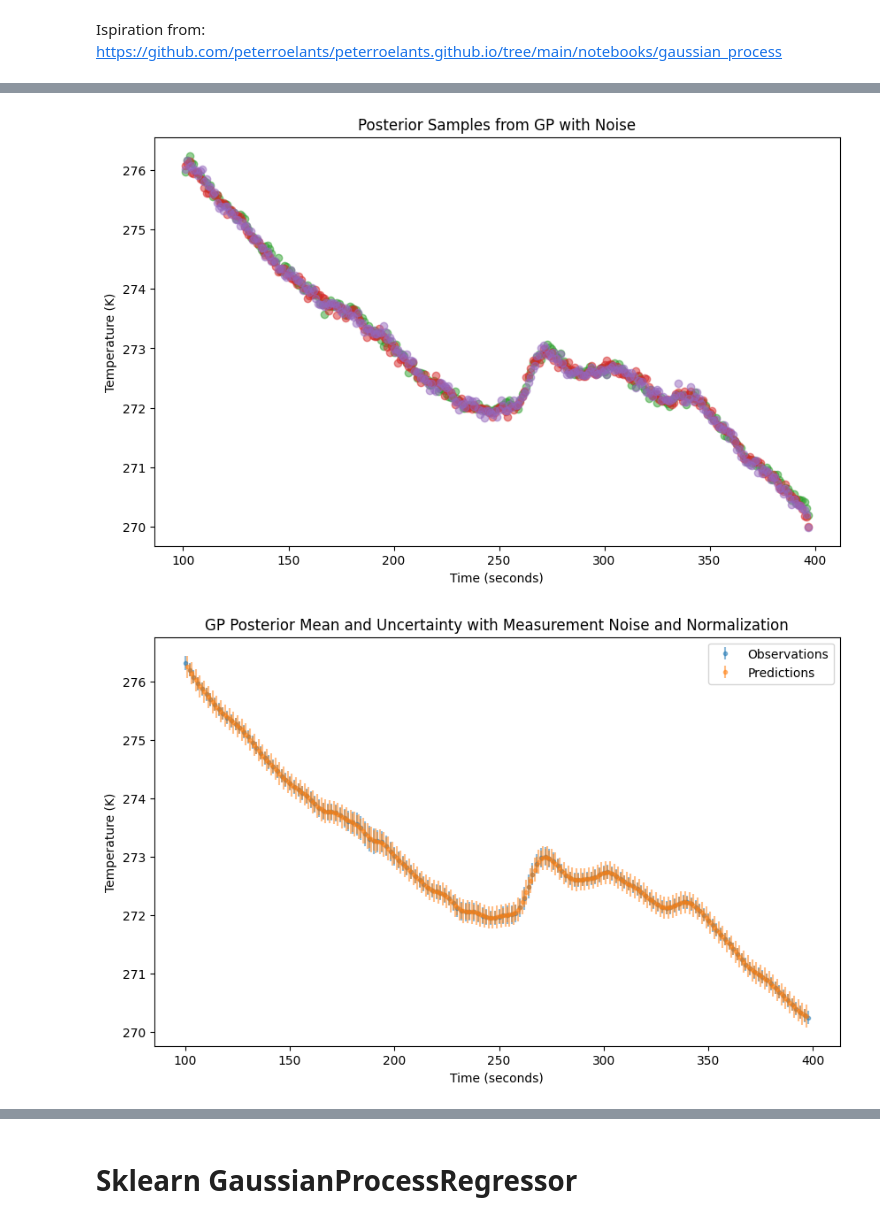
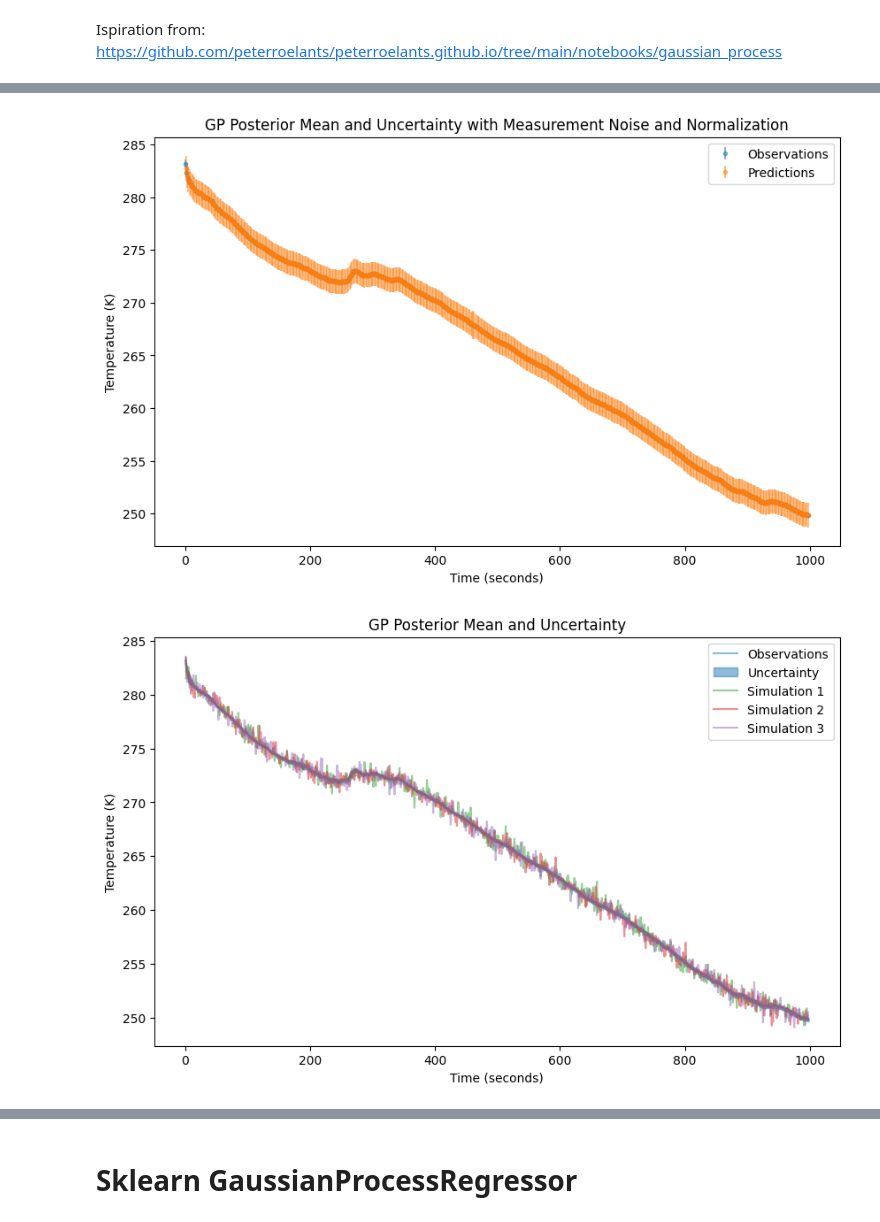
Before and after one commit to TommasoLocatelli/GRUAN_EDA, a Jupyter notebook: code_examples/gp_experiments.ipynb, the cells around one changed output, grey strips where cells are left out. Drawn from its saved outputs; the diff is of its cells as text; code cells hidden in the pictures.

```diff
--- a/code_examples/gp_experiments.ipynb
+++ b/code_examples/gp_experiments.ipynb
@@ -22,7 +24,7 @@ import gruanpy as gp
 path = r'C:\Users\tomma\Documents\SDC\Repos\GRUAN_EDA\gdp\icm16\LIN-RS-01_2_RS41-GDP_001_20170303T120000_1-004-002.nc'
 gdp = gp.read(path)
 start = gdp.data['time'].values[0]
-data=gdp.data[100:400]
+data=gdp.data[0:1000]#[100:400]
 time = data['time'].values
 seconds = (time - start) / np.timedelta64(1, 's')
 seconds = seconds.astype(float)
@@ -236,4 +244,10 @@ mu_post_noise, cov_post_noise = posterior_sampling_with_noise(
 std_post_noise = np.sqrt(np.diag(cov_post_noise))
 points_plot(train_seconds, train_temp, train_temp_uc, test_seconds, mu_post_noise, 2*std_post_noise,
             'GP Posterior Mean and Uncertainty with Measurement Noise', 'Time (seconds)', 'Temperature (K)')
+y2 = np.random.multivariate_normal(mean=mu_post_noise, cov=cov_post_noise, size=3)
+simulations = []
+for i in range(y2.shape[0]):
+    simulations.append(y2[i, :])
+interpolated_plot(train_seconds, train_temp, train_temp_uc, test_seconds, None, None,
+                  'GP Posterior Mean and Uncertainty', 'Time (seconds)', 'Temperature (K)', simulations=simulations)
 # %% [output]
@@ -241,32 +256,30 @@ points_plot(train_seconds, train_temp, train_temp_uc, test_seconds, mu_post_nois
-# %%
-# posterior sampling with noise
-y2_noise = np.random.multivariate_normal(mean=mu_post_noise, cov=cov_post_noise, size=3)
-simulations = []
-for i in range(y2_noise.shape[0]):
-    simulations.append(y2_noise[i, :])
-points_plot(None, None, None, test_seconds, None, None, 'Posterior Samples from GP with Noise', 'Time (seconds)', 'Temperature (K)', simulations=simulations)
-# %% [output]
-[figure, removed]
 # %%
 # gp with measurement error and normalized data
 
 avg_temp = np.mean(train_temp)
 var_temp = np.var(train_temp)
 norm_train_temp = (train_temp - avg_temp) / np.sqrt(var_temp)
 norm_train_variance = train_temp_variance / var_temp
 
 mu_post_noise, cov_post_noise = posterior_sampling_with_noise(
     train_seconds,
     norm_train_temp,
     norm_train_variance,
     test_seconds,
     lambda x1, x2: exponential_kernel(x1, x2, 250, 1.0)
 )
 mu_post_noise = mu_post_noise * np.sqrt(var_temp) + avg_temp
 cov_post_noise = cov_post_noise * var_temp
 # plot mu_post and uncertainty with noise
 std_post_noise = np.sqrt(np.diag(cov_post_noise))
 points_plot(train_seconds, train_temp, train_temp_uc, test_seconds, mu_post_noise, 2*std_post_noise,
             'GP Posterior Mean and Uncertainty with Measurement Noise and Normalization', 'Time (seconds)', 'Temperature (K)')
+y2 = np.random.multivariate_normal(mean=mu_post_noise, cov=cov_post_noise, size=3)
+simulations = []
+for i in range(y2.shape[0]):
+    simulations.append(y2[i, :])
+interpolated_plot(train_seconds, train_temp, train_temp_uc, test_seconds, None, None,
+                  'GP Posterior Mean and Uncertainty', 'Time (seconds)', 'Temperature (K)', simulations=simulations)
 # %% [output]
-[figure, old version]
+[figure, new version]
+[figure, added]
```
Also changed, not shown: parts of 26 cells of this notebook.
